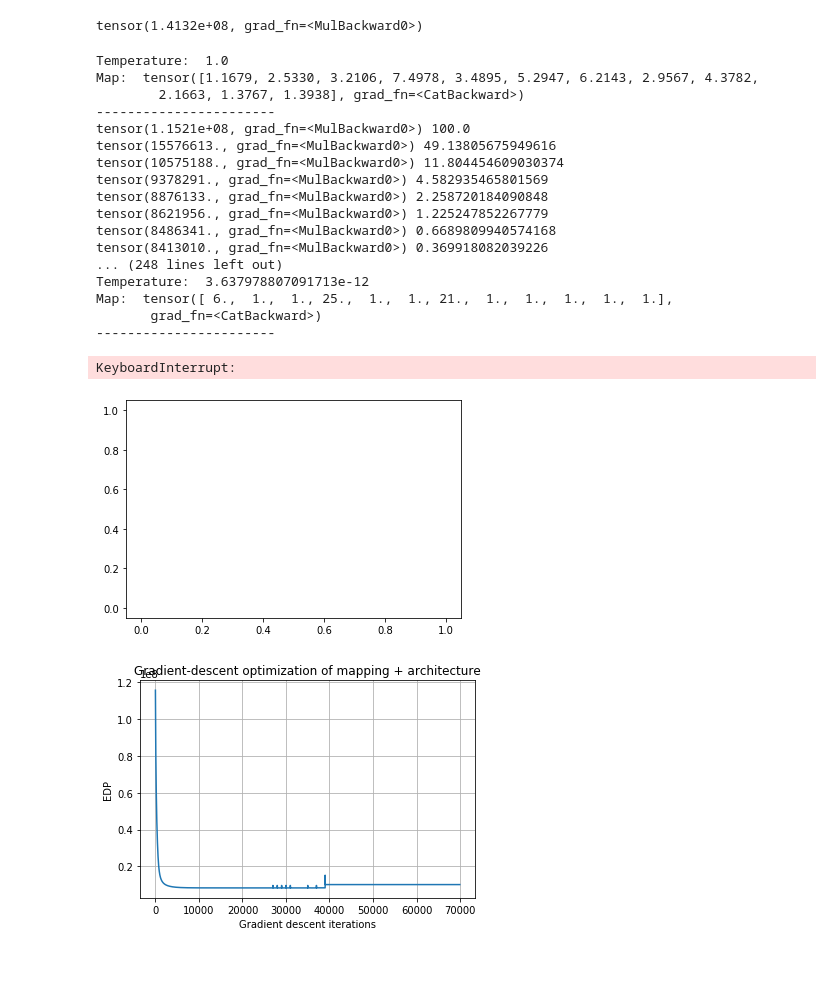
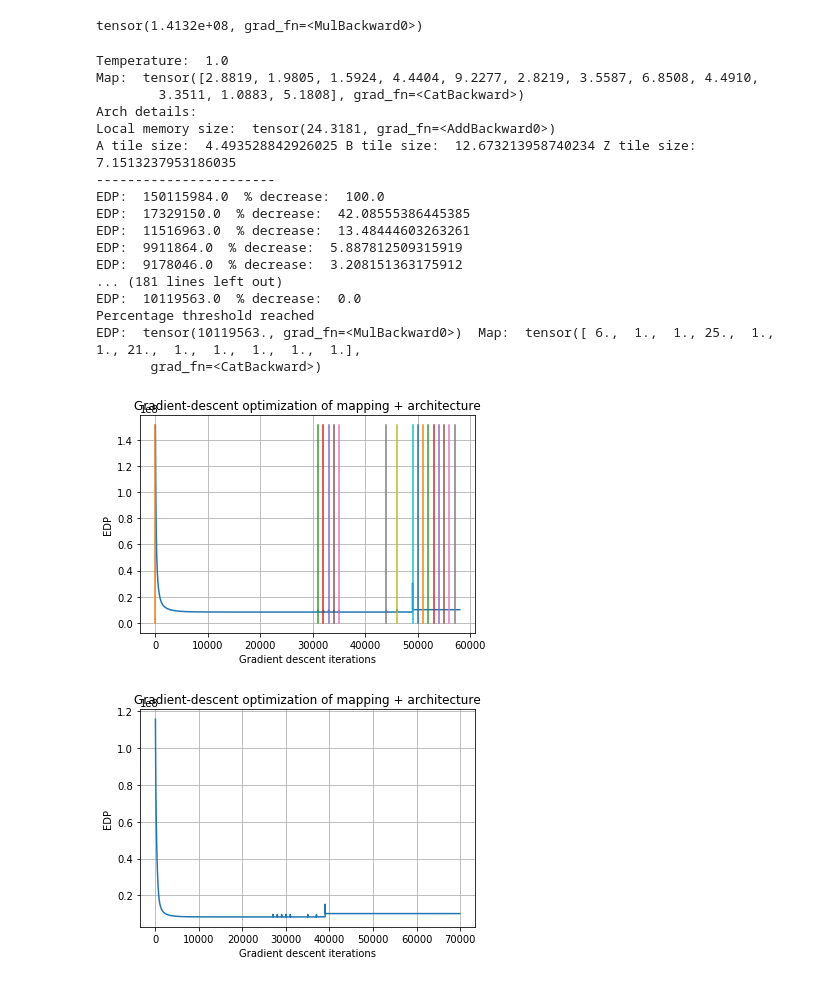
Before and after one commit to abf149/lab2-2022-abf149, a Jupyter notebook: workspace/lab2/archopt.ipynb, the cells around one changed output. Saved outputs shown, nothing was run; the diff lists cells and outputs as text; code cells hidden in the pictures.

Commit message:
Improved stats

```diff
--- a/workspace/lab2/archopt.ipynb
+++ b/workspace/lab2/archopt.ipynb
@@ -409,6 +493,8 @@ optimizer = optim.Adam(net.parameters() , lr=0.002)
 T = torch.tensor([1.0])
 
 edp_list = []
+cooling_points = []
+temperature_list = []
 
 thresh_pct = 0.5
 
@@ -416,61 +502,69 @@ pct = 100.0
 
 i = 0
 
-plt.ion()
-
-fig = plt.figure()
-ax = fig.add_subplot(111)
-line1, = ax.plot(np.array(list(range(len(edp_list)))),np.array(edp_list), 'r-') # Returns a tuple of line objects, thus the comma
-
 net(T)
 
-while(True):
+while(T.item() > 1.0e-05):
+    cooling_points.append(i)
+    temperature_list.append(T.item())
+
     print("Temperature: ", T.item())
     print("Map: ", net.calcMap(T))
+    print("Arch details:")
+    net.archMapStats()
     print("-----------------------")
     pct = 100.0
-    while(pct > 0.00001):
+    while(pct > 0.00001 and T.item() > 1.0e-05):
         optimizer.zero_grad() # clear gradients
         edp = net(T) # forward step
         edp_list.append(edp.item())
         loss = edp
         loss.backward() # backprop
         optimizer.step() # optimize weights
         if i % 1000 == 0:
             pct = 100.0
             if i > 0:
                 pct = 100.0*abs(edp_list[-1]-edp_list[-500])/edp_list[-500] #100.0*abs(edp_list[-1]-edp_list[-2])/edp_list[-2]
-            print(net(T), pct)
+            print("EDP: ", net(T).item(), " % decrease: ", pct)
 
 
 
 
         i = i + 1
     print("Percentage threshold reached")
     T = T/2.0
 
+fig = plt.figure()
+plt.plot(edp_list)
+plt.xlabel("Gradient descent iterations")
+plt.ylabel("EDP")
+plt.title("Gradient-descent optimization of mapping + architecture")
+plt.grid("on")
 
+for jdx in range(len(cooling_points)):
+    plt.plot(np.array([cooling_points[jdx],cooling_points[jdx]]), np.array([-10.0,edp_list[0]]))
 # len(edp_list)<2 or 100.0*math.abs(edp_list[-1]-edp_list[-2])/edp_list[-2] > thresh_pct
+
+print("EDP: ", net(T), " Map: ", net.calcMap(T))
 # %% [output]
 Temperature:  1.0
-Map:  tensor([1.1679, 2.5330, 3.2106, 7.4978, 3.4895, 5.2947, 6.2143, 2.9567, 4.3782,
-        2.1663, 1.3767, 1.3938], grad_fn=<CatBackward>)
+Map:  tensor([2.8819, 1.9805, 1.5924, 4.4404, 9.2277, 2.8219, 3.5587, 6.8508, 4.4910,
+        3.3511, 1.0883, 5.1808], grad_fn=<CatBackward>)
+Arch details:
+Local memory size:  tensor(24.3181, grad_fn=<AddBackward0>)
+A tile size:  4.493528842926025 B tile size:  12.673213958740234 Z tile size:  7.1513237953186035
 -----------------------
-tensor(1.1521e+08, grad_fn=<MulBackward0>) 100.0
-tensor(15576613., grad_fn=<MulBackward0>) 49.13805675949616
-tensor(10575188., grad_fn=<MulBackward0>) 11.804454609030374
-tensor(9378291., grad_fn=<MulBackward0>) 4.582935465801569
-tensor(8876133., grad_fn=<MulBackward0>) 2.258720184090848
-tensor(8621956., grad_fn=<MulBackward0>) 1.225247852267779
-tensor(8486341., grad_fn=<MulBackward0>) 0.6689809940574168
-tensor(8413010., grad_fn=<MulBackward0>) 0.369918082039226
-... (248 lines left out)
-Temperature:  3.637978807091713e-12
-Map:  tensor([ 6.,  1.,  1., 25.,  1.,  1., 21.,  1.,  1.,  1.,  1.,  1.],
+EDP:  150115984.0  % decrease:  100.0
+EDP:  17329150.0  % decrease:  42.08555386445385
+EDP:  11516963.0  % decrease:  13.48444603263261
+EDP:  9911864.0  % decrease:  5.887812509315919
+EDP:  9178046.0  % decrease:  3.208151363175912
+... (181 lines left out)
+EDP:  10119563.0  % decrease:  0.0
+Percentage threshold reached
+EDP:  tensor(10119563., grad_fn=<MulBackward0>)  Map:  tensor([ 6.,  1.,  1., 25.,  1.,  1., 21.,  1.,  1.,  1.,  1.,  1.],
        grad_fn=<CatBackward>)
------------------------
-KeyboardInterrupt:
-[figure, old version]
+[figure, new version]
 # %%
 fig = plt.figure()
 plt.plot(edp_list)
```
Also changed, not shown: parts of 1 cell of this notebook.
